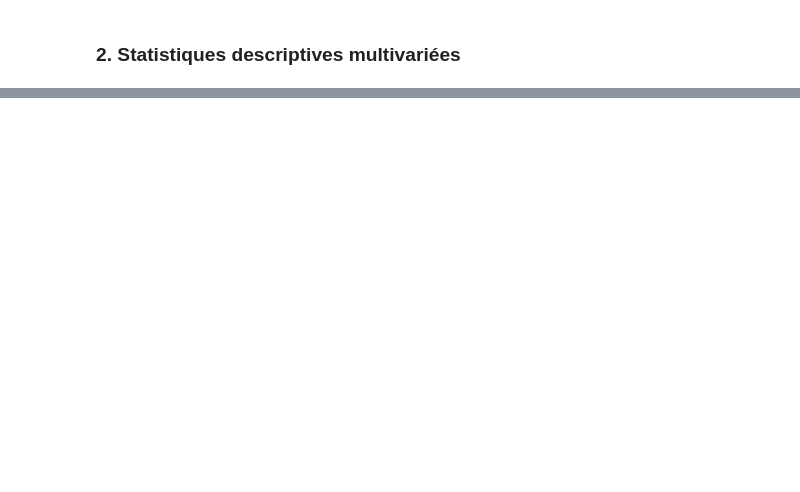
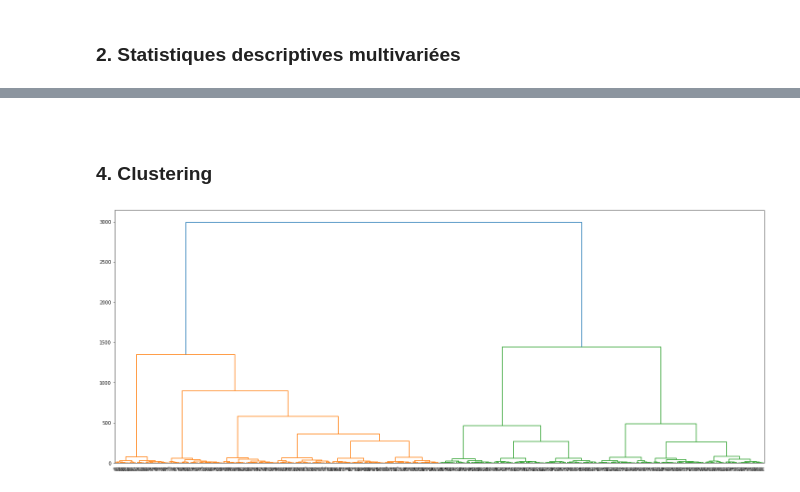
Before and after one commit to cecilepillard/2020_Energy, a Jupyter notebook: Python-Energy-G1.ipynb, the cells around one changed output, grey strips where cells are left out. Drawn from its saved outputs; the diff is of its cells as text; code cells hidden in the pictures; blank space fills up the shorter version.

```diff
--- a/Python-Energy-G1.ipynb
+++ b/Python-Energy-G1.ipynb
@@ -51,17 +88,12 @@ memory usage: 60.1+ KB
 # %%
 # Transformation des variables qualitatives en variables catégorielles
 
-from pandas.api.types import CategoricalDtype
-
 x['Glazing.area.distr']=x['Glazing.area.distr'].astype("category")
-x['Glazing.area.distr']=x['Glazing.area.distr'].cat.rename_categories(["Uniform", "55% North",
+x['Glazing.area.distr']=x['Glazing.area.distr'].cat.rename_categories(["No glazing", "55% North",
                                                                        "55% East", "55% South",
-                                                                       "55% West",
-                                                                       "No glazing"])
-
-cat_type = CategoricalDtype(categories=["A", "B", "C", "D", "E", "F", "G"], ordered=True)
-x['Energy.efficiency']=x['Energy.efficiency'].astype(cat_type)
+                                                                       "55% West", "Uniform"])
 
 x['orientation']=x['orientation'].astype("category")
 
-x['Overall.height']=x['Overall.height'].astype("category")
+cat_energy = CategoricalDtype(categories=["A", "B", "C", "D", "E", "F", "G"], ordered=True)
+x['Energy.efficiency']=x['Energy.efficiency'].astype(cat_energy)
@@ -67,0 +132,2 @@ x['Overall.height']=x['Overall.height'].astype("category")
+# %%
+x['Glazing.area'][x['Glazing.area'] < 0] = 0
@@ -67,0 +142,3 @@ x['Overall.height']=x['Overall.height'].astype("category")
+# %%
+cat_overall = CategoricalDtype(categories=[3.5, 7], ordered=True)
+x['Overall.height'] = x['Overall.height'].astype(cat_overall)
@@ -245,0 +405,11 @@ Name: orientation, dtype: int64
+# %% [markdown]
+<br>
+
+### 4. Clustering
+# %%
+X = pdist(x[['Relative.compactness', 'Surface.area', 'Wall.area', 'Glazing.area']])
+Z = linkage(X, 'ward')
+fig = plt.figure(figsize=(25, 10))
+dn = dendrogram(Z)
+# %% [output]
+[figure, added]
```
Also changed, not shown: parts of 153 cells of this notebook.
